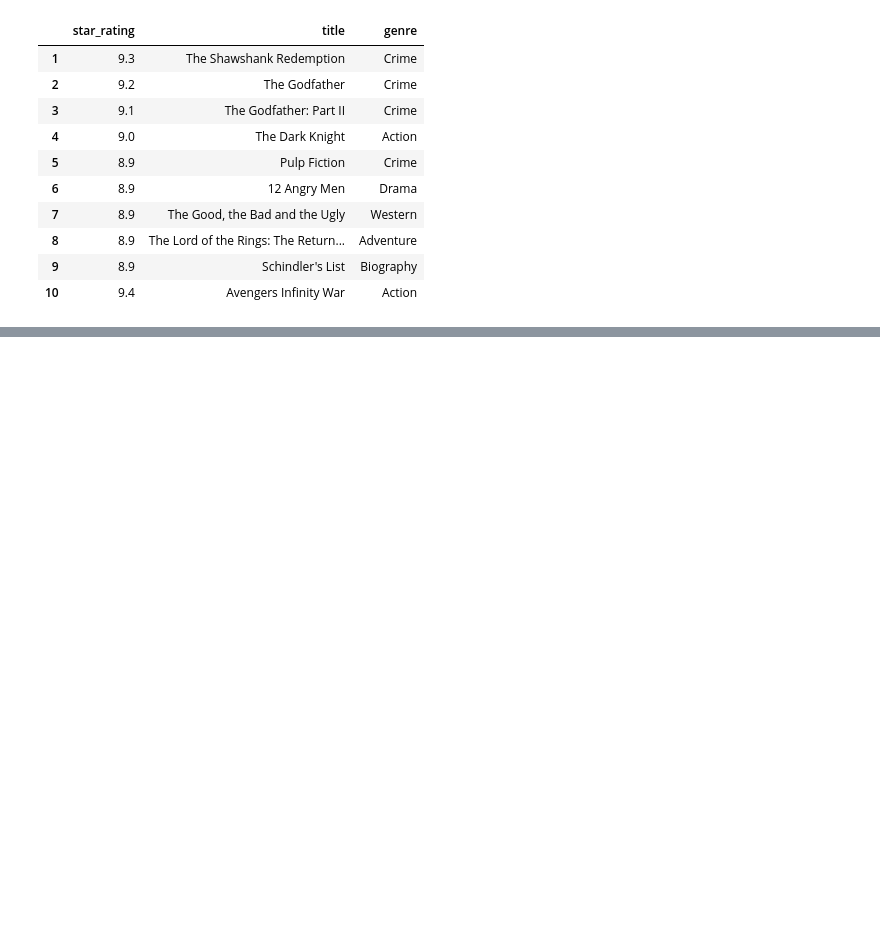
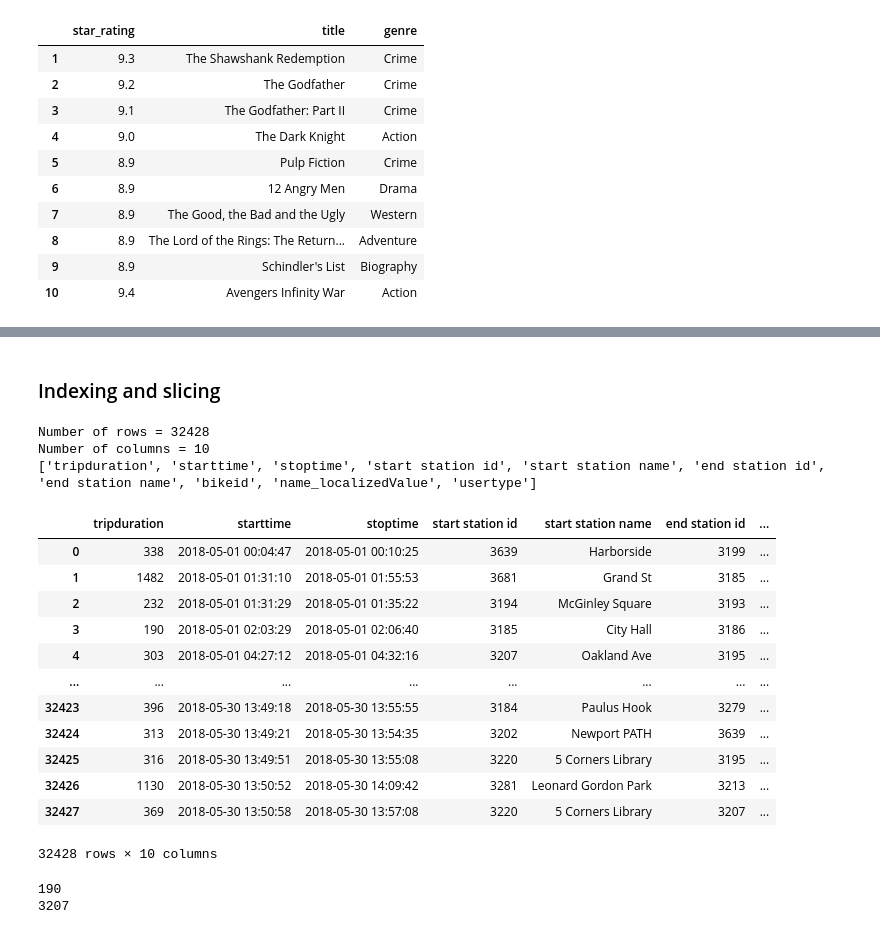
Before and after one commit to Sureshkrishh/Datascience-notes, a Jupyter notebook: 1. Python/010. Pandas.ipynb, the cells around one changed output, grey strips where cells are left out. Drawn from its saved outputs; the diff is of its cells as text; code cells hidden in the pictures; blank space fills up the shorter version.

```diff
--- a/1. Python/010. Pandas.ipynb
+++ b/1. Python/010. Pandas.ipynb
@@ -478,0 +582,36 @@ imdb_rat
+# %% [markdown]
+### Indexing and slicing
+# %%
+bike_df = pd.read_csv('citibike_tripdata.csv')
+rows, columns = bike_df.shape
+print('Number of rows =',rows)
+print('Number of columns =',columns)
+print(list(bike_df.columns))
+# %% [output]
+Number of rows = 32428
+Number of columns = 10
+['tripduration', 'starttime', 'stoptime', 'start station id', 'start station name', 'end station id', 'end station name', 'bikeid', 'name_localizedValue', 'usertype']
+# %%
+bike_df
+# %% [output]
+|  | tripduration | starttime | stoptime | start station id | start station name | end station id | ... |
+| 0 | 338 | 2018-05-01 00:04:47 | 2018-05-01 00:10:25 | 3639 | Harborside | 3199 | ... |
+| 1 | 1482 | 2018-05-01 01:31:10 | 2018-05-01 01:55:53 | 3681 | Grand St | 3185 | ... |
+| 2 | 232 | 2018-05-01 01:31:29 | 2018-05-01 01:35:22 | 3194 | McGinley Square | 3193 | ... |
+| 3 | 190 | 2018-05-01 02:03:29 | 2018-05-01 02:06:40 | 3185 | City Hall | 3186 | ... |
+| 4 | 303 | 2018-05-01 04:27:12 | 2018-05-01 04:32:16 | 3207 | Oakland Ave | 3195 | ... |
+| ... | ... | ... | ... | ... | ... | ... | ... |
+| 32423 | 396 | 2018-05-30 13:49:18 | 2018-05-30 13:55:55 | 3184 | Paulus Hook | 3279 | ... |
+| 32424 | 313 | 2018-05-30 13:49:21 | 2018-05-30 13:54:35 | 3202 | Newport PATH | 3639 | ... |
+| 32425 | 316 | 2018-05-30 13:49:51 | 2018-05-30 13:55:08 | 3220 | 5 Corners Library | 3195 | ... |
+| 32426 | 1130 | 2018-05-30 13:50:52 | 2018-05-30 14:09:42 | 3281 | Leonard Gordon Park | 3213 | ... |
+| 32427 | 369 | 2018-05-30 13:50:58 | 2018-05-30 13:57:08 | 3220 | 5 Corners Library | 3207 | ... |
+32428 rows × 10 columns
+# %%
+# Accessing a data point from the data frame
+
+print(bike_df.at[3, 'tripduration'])
+print(bike_df.at[32427, 'end station id'])
+# %% [output]
+190
+3207
```
Also changed, not shown: parts of 18 cells of this notebook, 1 other file.
